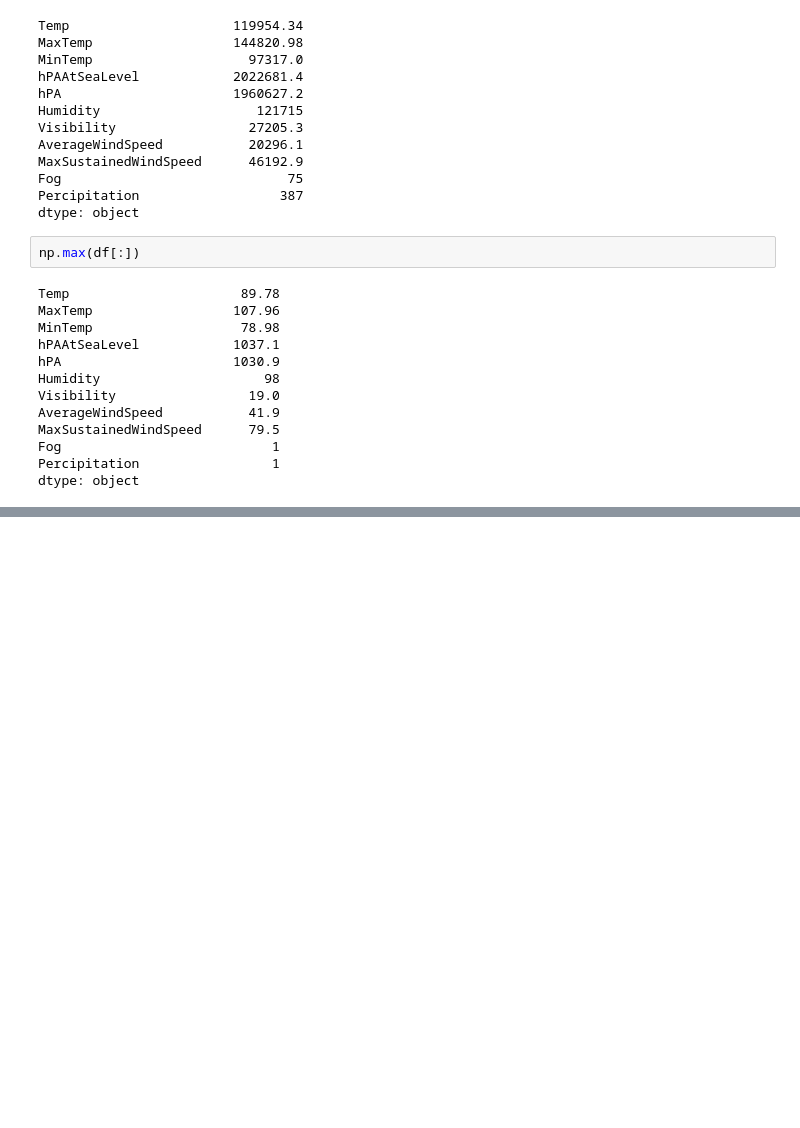
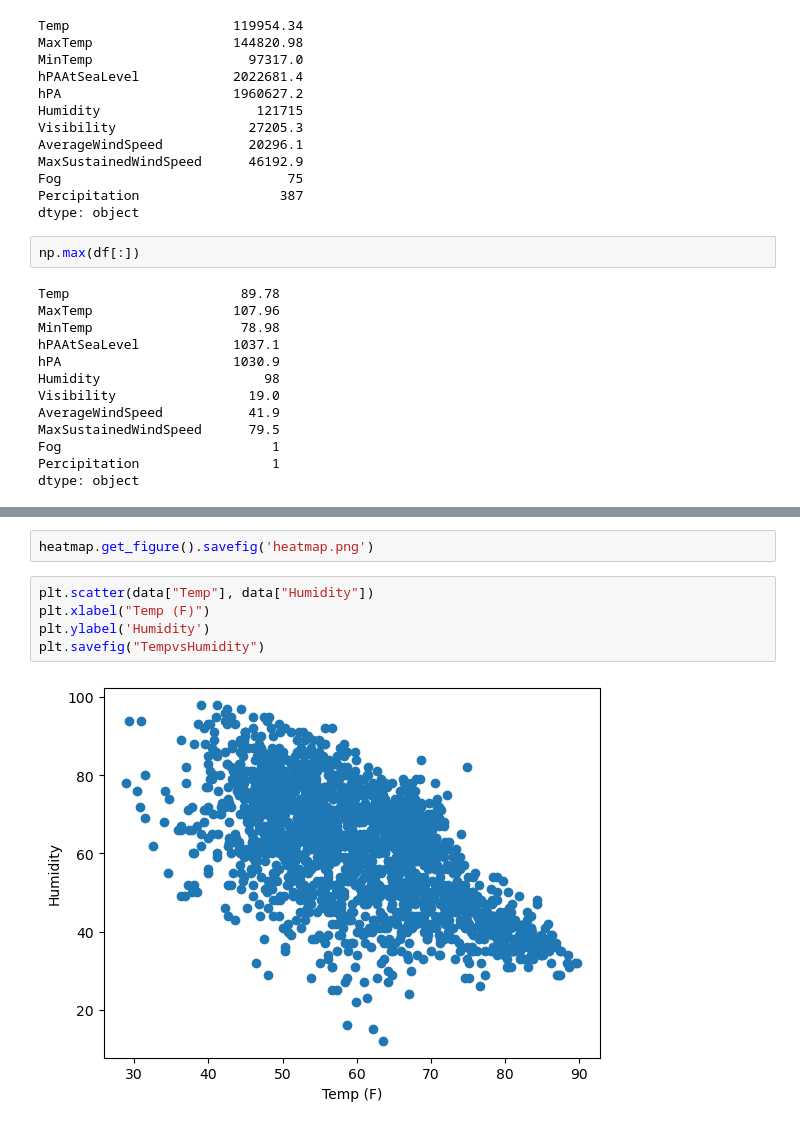
Before and after one commit to docmhvr/CMPE_257_PROJECT, a Jupyter notebook: CMPE257Preprocessing.ipynb, the cells around one changed output, grey strips where cells are left out. Saved outputs shown, nothing was run; the diff lists cells and outputs as text; blank space fills up the shorter version.

```diff
--- a/CMPE257Preprocessing.ipynb
+++ b/CMPE257Preprocessing.ipynb
@@ -289,0 +323,9 @@ sns.heatmap(data[['AverageWindSpeed']], annot=True)
+# %%
+heatmap.get_figure().savefig('heatmap.png')
+# %%
+plt.scatter(data["Temp"], data["Humidity"])
+plt.xlabel("Temp (F)")
+plt.ylabel('Humidity')
+plt.savefig("TempvsHumidity")
+# %% [output]
+[figure, added]
```
Also changed, not shown: parts of 29 cells of this notebook.
